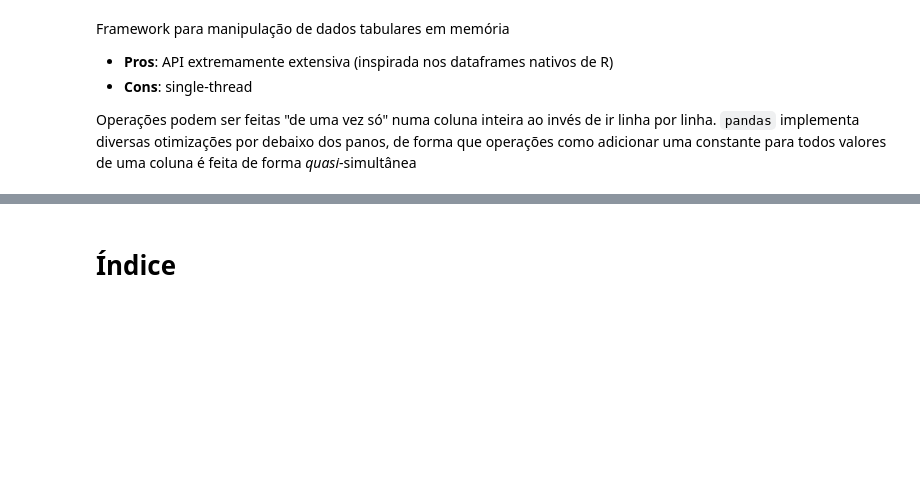
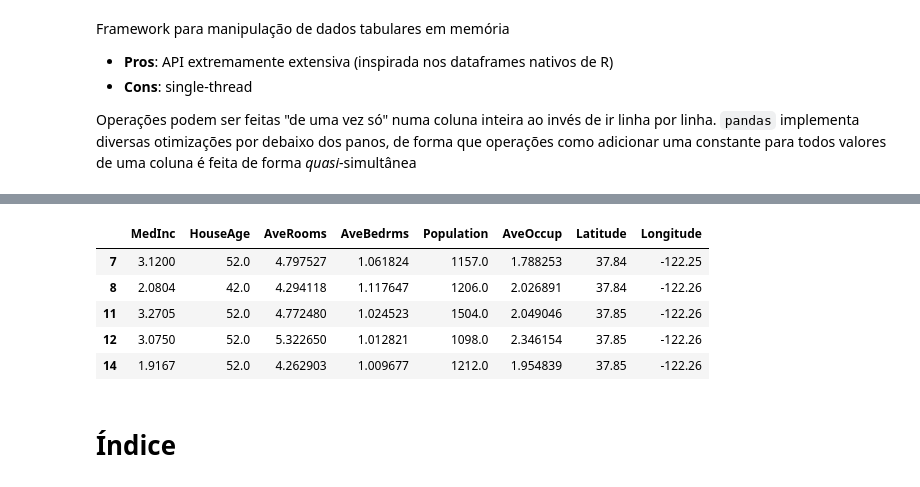
Before and after one commit to ProfLuciano/cd, a Jupyter notebook: notebooks/column_oriented_processing.ipynb, the cells around one changed output, grey strips where cells are left out. Cells and saved outputs as stored; diff of their text form; code cells hidden in the pictures; blank space fills up the shorter version.

```diff
--- a/notebooks/column_oriented_processing.ipynb
+++ b/notebooks/column_oriented_processing.ipynb
@@ -117,6 +244,13 @@ print(df.iloc[10:15,[4,2]])
 # %%
 # Seleção de dados com expressões booleanas
-df[(df.Population > 1000) & (df.AveBedrms > 1)].head()
+df[(df['Population'] > 1000) & (df.AveBedrms > 1)].head()
+# %% [output]
+|  | MedInc | HouseAge | AveRooms | AveBedrms | Population | AveOccup | Latitude | Longitude |
+| 7 | 3.1200 | 52.0 | 4.797527 | 1.061824 | 1157.0 | 1.788253 | 37.84 | -122.25 |
+| 8 | 2.0804 | 42.0 | 4.294118 | 1.117647 | 1206.0 | 2.026891 | 37.84 | -122.26 |
+| 11 | 3.2705 | 52.0 | 4.772480 | 1.024523 | 1504.0 | 2.049046 | 37.85 | -122.26 |
+| 12 | 3.0750 | 52.0 | 5.322650 | 1.012821 | 1098.0 | 2.346154 | 37.85 | -122.26 |
+| 14 | 1.9167 | 52.0 | 4.262903 | 1.009677 | 1212.0 | 1.954839 | 37.85 | -122.26 |
 # %% [markdown]
 # **Índice**
 # %%
```
Also changed, not shown: parts of 33 cells of this notebook.
